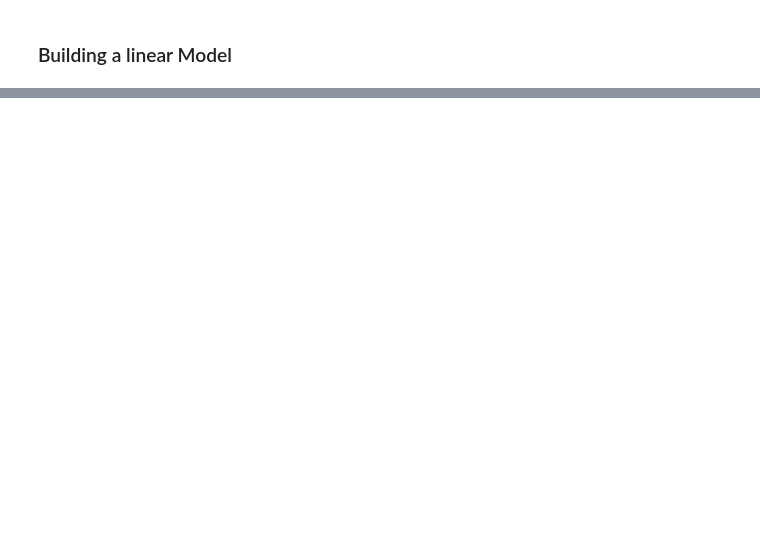
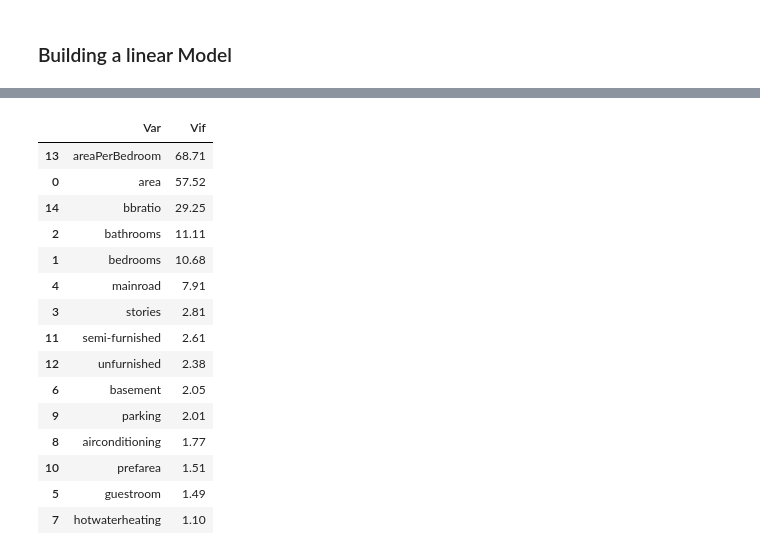
Before and after one commit to Mgrdich/machine_learning_playground, a Jupyter notebook: multiple_linear_regression2.ipynb, the cells around one changed output, grey strips where cells are left out. Cells and saved outputs as stored; diff of their text form; code cells hidden in the pictures; blank space fills up the shorter version.

```diff
--- a/multiple_linear_regression2.ipynb
+++ b/multiple_linear_regression2.ipynb
@@ -212,0 +199,31 @@ Notes:
+# %%
+def vif_cal(input_data,dependent_col):
+    vif_df = pd.DataFrame(columns=['Var','Vif'])
+    x_vars = input_data.drop([dependent_col],axis=1)
+    x_var_name = x_vars.columns
+    for i in range(0,x_var_name.shape[0]):
+        y = x_vars[x_var_name[i]]
+        x = x_vars[x_var_name.drop(x_var_name[i])]
+        rsq = sm.OLS(y,x).fit().rsquared
+        vif = round(1/(1-rsq),2)
+        vif_df.loc[i] = [x_var_name[i],vif]
+    return vif_df.sort_values(by='Vif',axis=0,ascending=False,inplace=False)
+# %%
+vif_cal(input_data=housing_multi,dependent_col='price')
+# %% [output]
+|  | Var | Vif |
+| 13 | areaPerBedroom | 68.71 |
+| 0 | area | 57.52 |
+| 14 | bbratio | 29.25 |
+| 2 | bathrooms | 11.11 |
+| 1 | bedrooms | 10.68 |
+| 4 | mainroad | 7.91 |
+| 3 | stories | 2.81 |
+| 11 | semi-furnished | 2.61 |
+| 12 | unfurnished | 2.38 |
+| 6 | basement | 2.05 |
+| 9 | parking | 2.01 |
+| 8 | airconditioning | 1.77 |
+| 10 | prefarea | 1.51 |
+| 5 | guestroom | 1.49 |
+| 7 | hotwaterheating | 1.10 |
```
Also changed, not shown: parts of 33 cells of this notebook.
